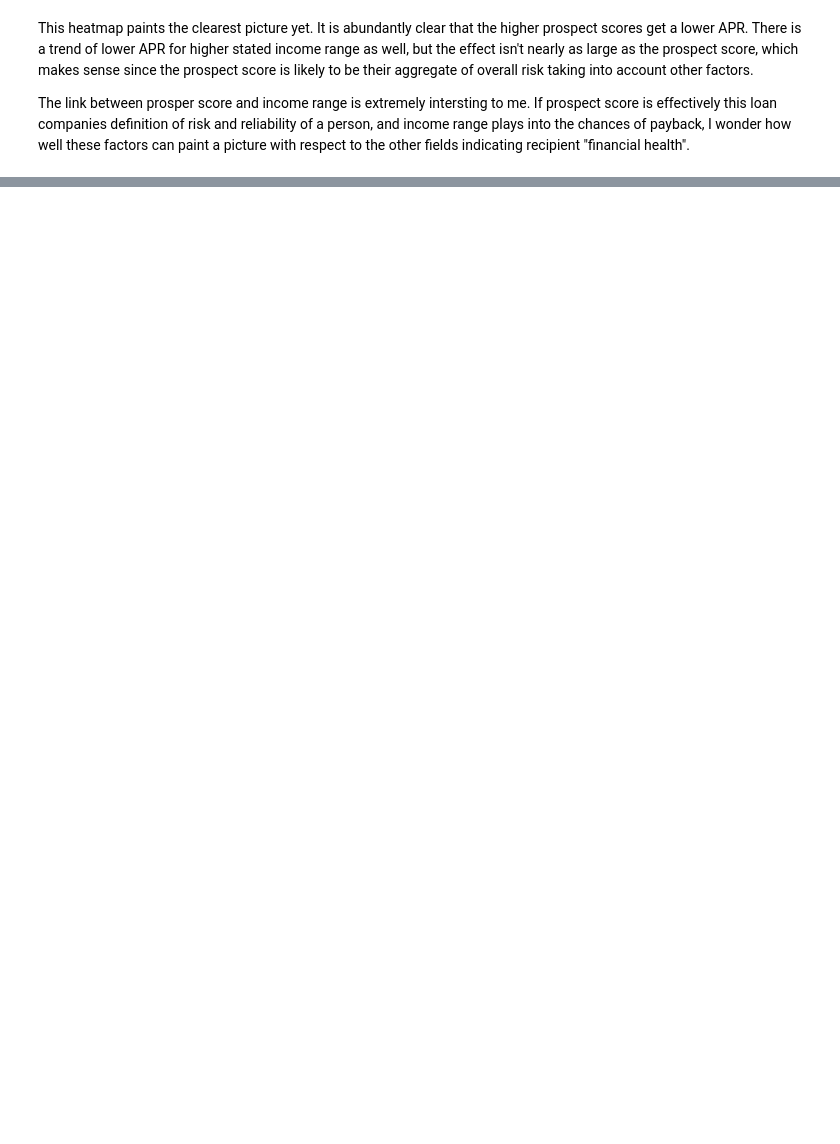
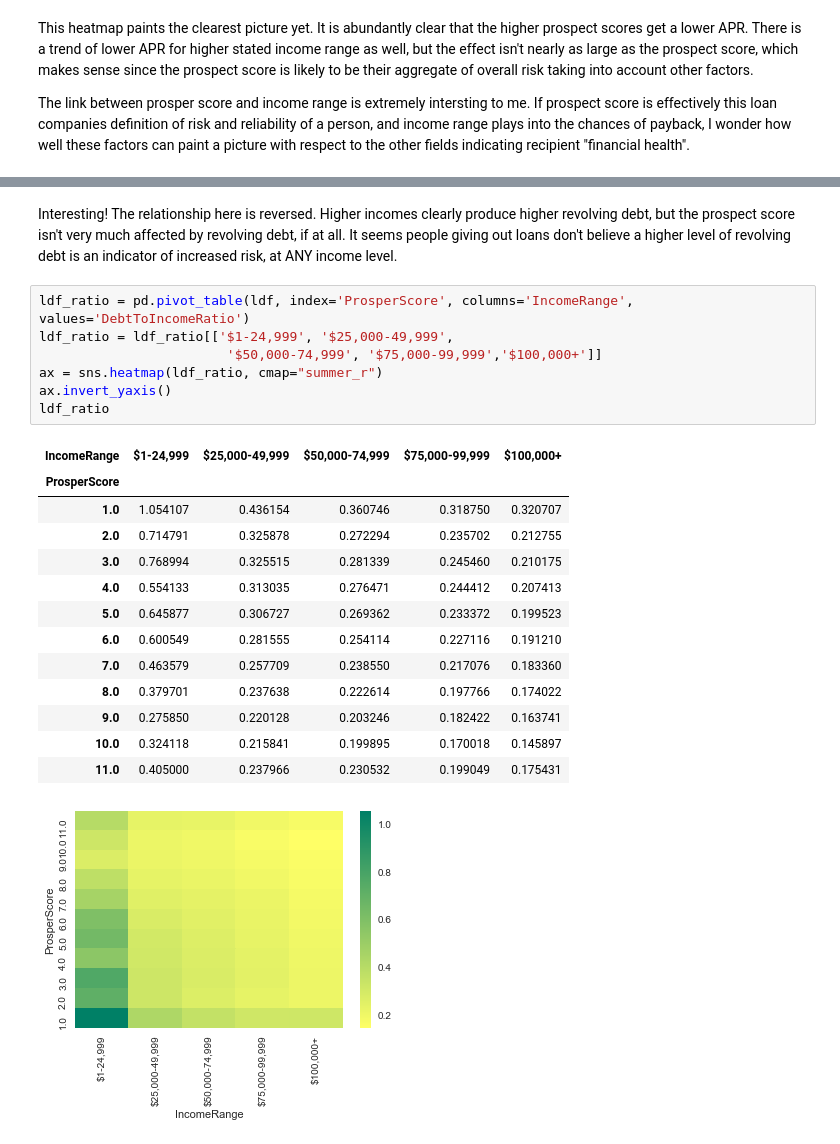
Before and after one commit to Daynil/data-analytics-nanodegree, a Jupyter notebook: Data Wrangling and Exploratory Data Analysis.ipynb, the cells around one changed output, grey strips where cells are left out. Cells and saved outputs as stored; diff of their text form; blank space fills up the shorter version.

```diff
--- a/Data Wrangling and Exploratory Data Analysis.ipynb
+++ b/Data Wrangling and Exploratory Data Analysis.ipynb
@@ -317,0 +339,24 @@ The link between prosper score and income range is extremely intersting to me. I
+# %% [markdown]
+Interesting! The relationship here is reversed. Higher incomes clearly produce higher revolving debt, but the prospect score isn't very much affected by revolving debt, if at all. It seems people giving out loans don't believe a higher level of revolving debt is an indicator of increased risk, at ANY income level.
+# %%
+ldf_ratio = pd.pivot_table(ldf, index='ProsperScore', columns='IncomeRange', values='DebtToIncomeRatio')
+ldf_ratio = ldf_ratio[['$1-24,999', '$25,000-49,999',
+                        '$50,000-74,999', '$75,000-99,999','$100,000+']]
+ax = sns.heatmap(ldf_ratio, cmap="summer_r")
+ax.invert_yaxis()
+ldf_ratio
+# %% [output]
+| IncomeRange | $1-24,999 | $25,000-49,999 | $50,000-74,999 | $75,000-99,999 | $100,000+ |
+| ProsperScore |  |  |  |  |  |
+| 1.0 | 1.054107 | 0.436154 | 0.360746 | 0.318750 | 0.320707 |
+| 2.0 | 0.714791 | 0.325878 | 0.272294 | 0.235702 | 0.212755 |
+| 3.0 | 0.768994 | 0.325515 | 0.281339 | 0.245460 | 0.210175 |
+| 4.0 | 0.554133 | 0.313035 | 0.276471 | 0.244412 | 0.207413 |
+| 5.0 | 0.645877 | 0.306727 | 0.269362 | 0.233372 | 0.199523 |
+| 6.0 | 0.600549 | 0.281555 | 0.254114 | 0.227116 | 0.191210 |
+| 7.0 | 0.463579 | 0.257709 | 0.238550 | 0.217076 | 0.183360 |
+| 8.0 | 0.379701 | 0.237638 | 0.222614 | 0.197766 | 0.174022 |
+| 9.0 | 0.275850 | 0.220128 | 0.203246 | 0.182422 | 0.163741 |
+| 10.0 | 0.324118 | 0.215841 | 0.199895 | 0.170018 | 0.145897 |
+| 11.0 | 0.405000 | 0.237966 | 0.230532 | 0.199049 | 0.175431 |
+[figure, added]
```
Also changed, not shown: parts of 5 cells of this notebook.
